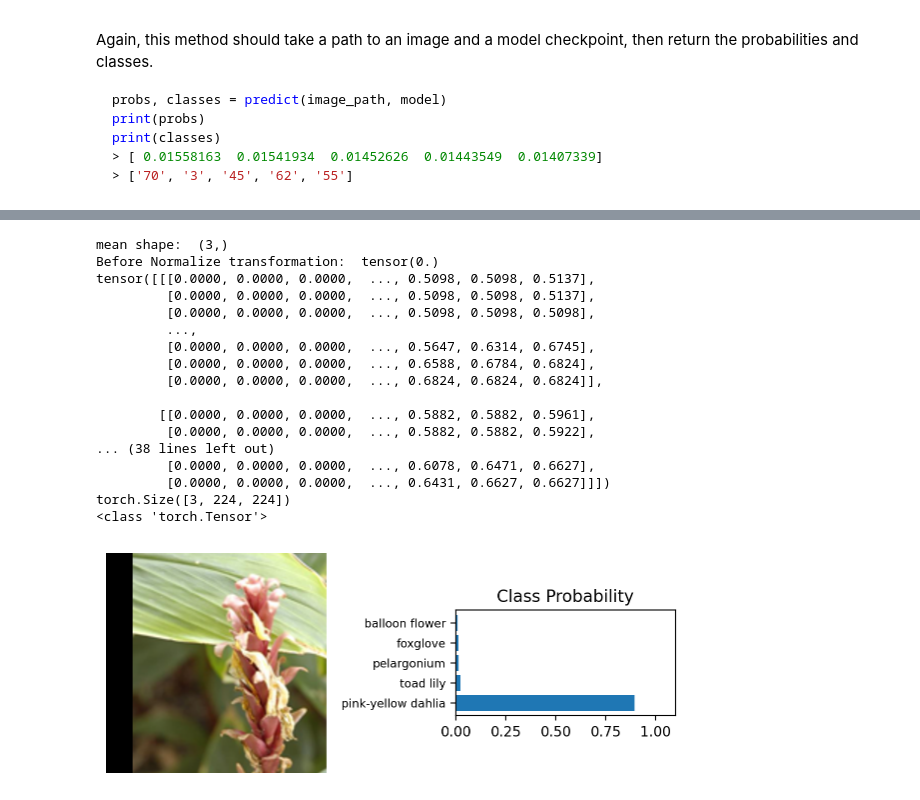
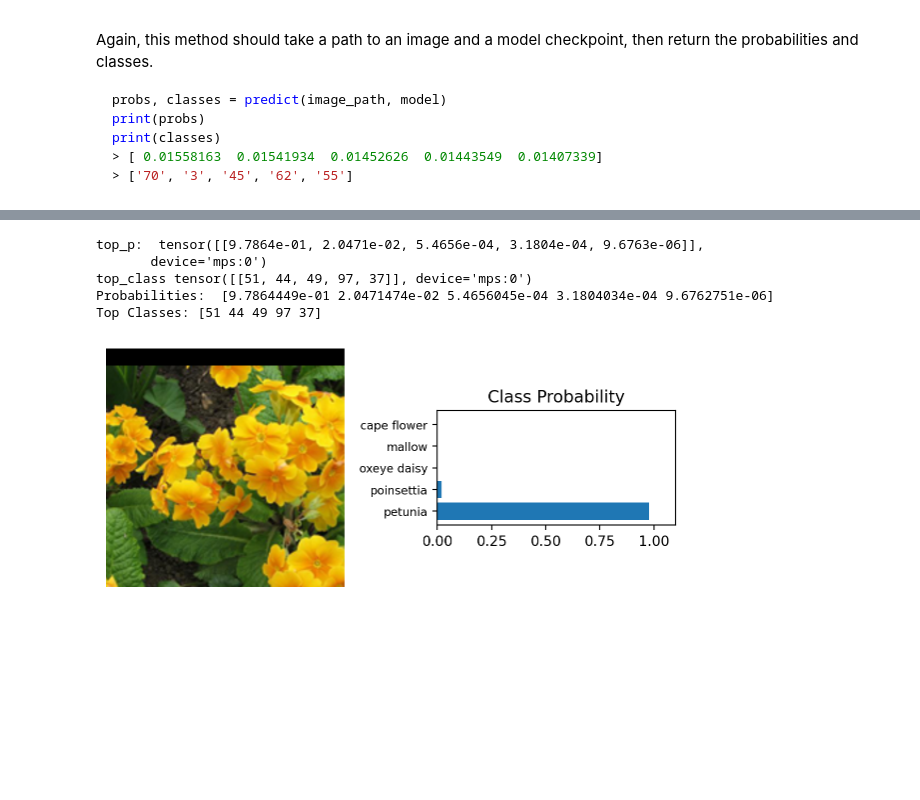
Before and after one commit to amnyulwa/aipnd-project, a Jupyter notebook: Image_Classifier_Project.ipynb, the cells around one changed output, grey strips where cells are left out. Saved outputs shown, nothing was run; the diff lists cells and outputs as text; code cells hidden in the pictures; blank space fills up the shorter version.

```diff
--- a/Image_Classifier_Project.ipynb
+++ b/Image_Classifier_Project.ipynb
@@ -589,47 +586,38 @@ Now that you can use a trained model for predictions, check to make sure it make
 You can convert from the class integer encoding to actual flower names with the `cat_to_name.json` file (should have been loaded earlier in the notebook). To show a PyTorch tensor as an image, use the `imshow` function defined above.
 # %%
 # TODO: Display an image along with the top 5 classes
-image_path = 'flowers/train/61/image_06247.jpg'
+image_path = 'flowers/train/53/image_03657.jpg'
 
 model = load_checkpoint('checkpoint.pth')
 
 top_p, top_class = predict(image_path, model)
-
+print("top_p: ", top_p)
+print("top_class", top_class)
 image = process_image(image_path)
 
 # Display the image
 fig, (ax1, ax2) = plt.subplots(figsize=(6,9), ncols=2)
 imshow(image, ax=ax1) # Display using imshow
 ax1.axis('off')
 
 # Display the top 5 probabilities as a bar graph
 probs = top_p.cpu().numpy().squeeze()
+print("Probabilities: ", probs)
 classes = top_class.cpu().numpy().squeeze() #changed variable name to classes to avoid conflict
+print("Top Classes:", classes)
 ax2.barh(np.arange(5), probs) # Display top 5
 ax2.set_aspect(0.1)
 ax2.set_yticks(np.arange(5))
 ax2.set_yticklabels([cat_to_name[str(c)] for c in classes], size='small') # changed variable name here as well
 ax2.set_title('Class Probability')
 ax2.set_xlim(0, 1.1)
 
 plt.tight_layout()
 plt.show()
 # %% [output]
-mean shape:  (3,)
-Before Normalize transformation:  tensor(0.)
-tensor([[[0.0000, 0.0000, 0.0000,  ..., 0.5098, 0.5098, 0.5137],
-         [0.0000, 0.0000, 0.0000,  ..., 0.5098, 0.5098, 0.5137],
-         [0.0000, 0.0000, 0.0000,  ..., 0.5098, 0.5098, 0.5098],
-         ...,
-         [0.0000, 0.0000, 0.0000,  ..., 0.5647, 0.6314, 0.6745],
-         [0.0000, 0.0000, 0.0000,  ..., 0.6588, 0.6784, 0.6824],
-         [0.0000, 0.0000, 0.0000,  ..., 0.6824, 0.6824, 0.6824]],
-
-        [[0.0000, 0.0000, 0.0000,  ..., 0.5882, 0.5882, 0.5961],
-         [0.0000, 0.0000, 0.0000,  ..., 0.5882, 0.5882, 0.5922],
-... (38 lines left out)
-         [0.0000, 0.0000, 0.0000,  ..., 0.6078, 0.6471, 0.6627],
-         [0.0000, 0.0000, 0.0000,  ..., 0.6431, 0.6627, 0.6627]]])
-torch.Size([3, 224, 224])
-<class 'torch.Tensor'>
+top_p:  tensor([[9.7864e-01, 2.0471e-02, 5.4656e-04, 3.1804e-04, 9.6763e-06]],
+       device='mps:0')
+top_class tensor([[51, 44, 49, 97, 37]], device='mps:0')
+Probabilities:  [9.7864449e-01 2.0471474e-02 5.4656045e-04 3.1804034e-04 9.6762751e-06]
+Top Classes: [51 44 49 97 37]
-[figure, old version]
+[figure, new version]
```
Also changed, not shown: parts of 7 cells of this notebook.
